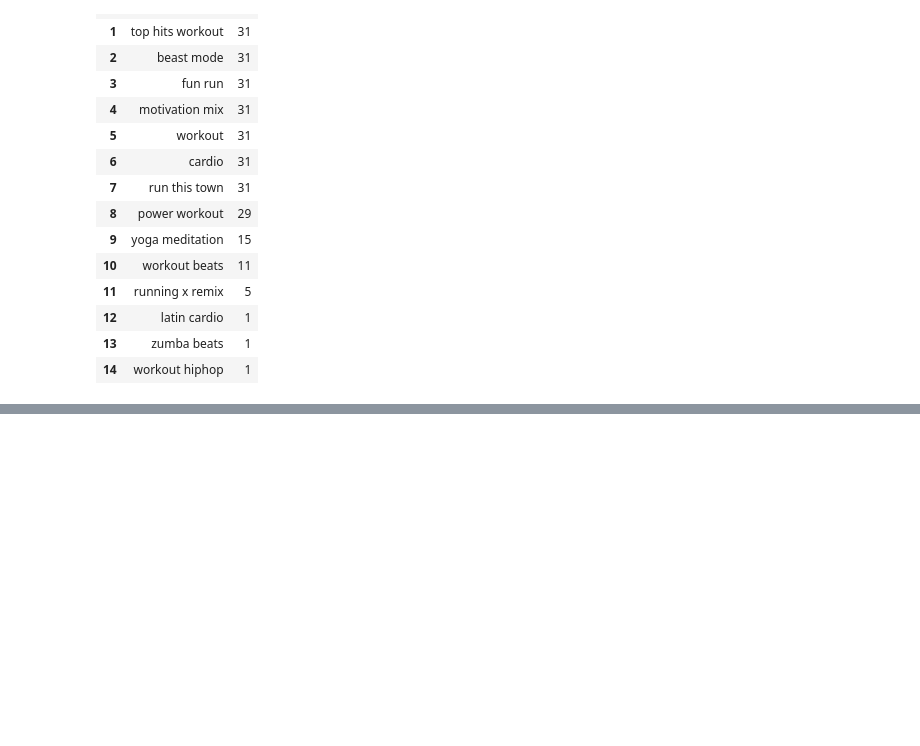
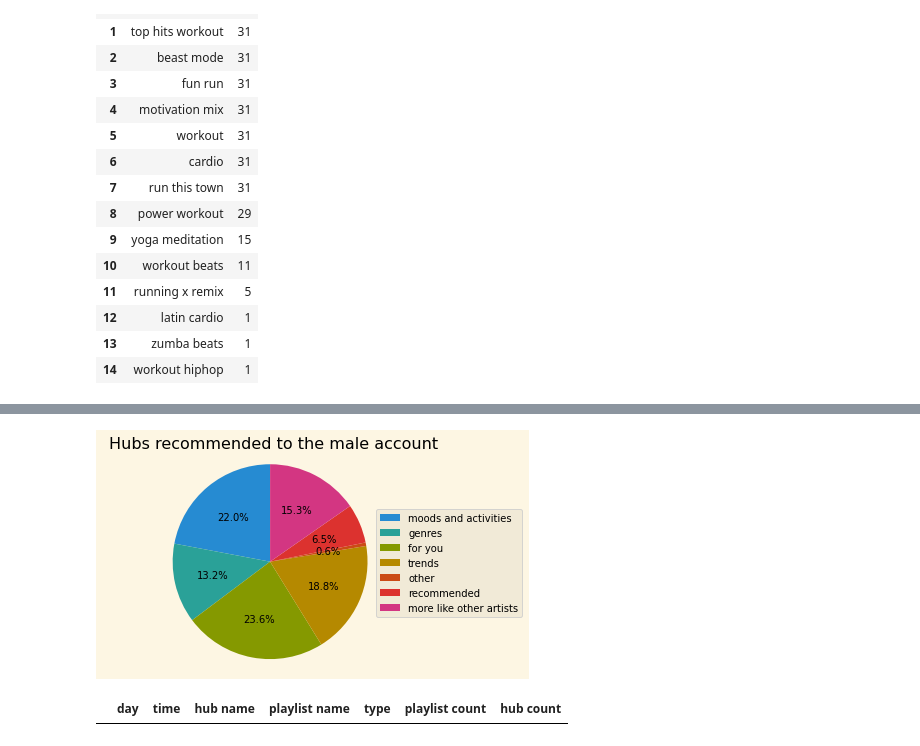
Before and after one commit to Yvysanna/Thesis, a Jupyter notebook: spotify1.ipynb, the cells around one changed output, grey strips where cells are left out. Saved outputs shown, nothing was run; the diff lists cells and outputs as text; code cells hidden in the pictures; blank space fills up the shorter version.

```diff
--- a/spotify1.ipynb
+++ b/spotify1.ipynb
@@ -482,0 +571,8 @@ pd.DataFrame(Counter(female['playlist name'][female['hub name'].isin(['workout']
+# %%
+male_hubs = male[['day', 'time', 'hub name']]
+
+# Drop amount of times each hub has been recommended and instead calculate each hub's appearance once per daytime it appears
+male_hubs = male_hubs.drop_duplicates()
+male_hubs = male_hubs.reset_index().drop('index', axis=1)
+male_hubs['hub count'] = male_hubs.groupby('hub name')['hub name'].transform('count')
+male_hubs['hub percent'] = pd.to_numeric((male_hubs['hub count']/len(male_hubs))*100)
@@ -482,0 +658,35 @@ pd.DataFrame(Counter(female['playlist name'][female['hub name'].isin(['workout']
+# %%
+plot = dict()
+
+l = [moods_and_activities, genres, for_you, trends, others, recommended, more_like_artists]
+
+for num, x in enumerate(l):
+    plot[labels[num]] = 0
+    for y in x:
+        idx = male_hubs[male_hubs['hub name'] == y].index
+        plot[labels[num]] += male_hubs.iloc[idx[0]]['hub count']
+    plot[labels[num]] = plot[labels[num]]/522*100
+# %%
+plt.style.use('Solarize_Light2')
+
+# Pie chart, where the slices will be ordered and plotted counter-clockwise:
+sizes = list(plot.values())
+
+fig1, ax1 = plt.subplots()
+ax1.set_title('Hubs recommended to the male account', loc='right')
+wedges, texts, autotexts = ax1.pie(sizes, autopct='%1.1f%%', startangle=90, textprops={'color':"black"}) #explode=explode
+ax1.axis('equal')  # Equal aspect ratio ensures that pie is drawn as a circle.
+
+leg = ax1.legend(wedges, labels,
+          loc="center left",
+          bbox_to_anchor=(0.8, 0, 0, 1), labelcolor='k')
+
+
+plt.savefig('data/male_hub.png', dpi=300, facecolor=ax1.get_facecolor(), bbox_inches="tight")
+plt.show()
+# %% [output]
+[figure, added]
+# %%
+display(female[female['hub name'] == 'women of pop'])
+# %% [output]
+|  | day | time | hub name | playlist name | type | playlist count | hub count |
```
Also changed, not shown: parts of 23 cells of this notebook, 7 other files.
